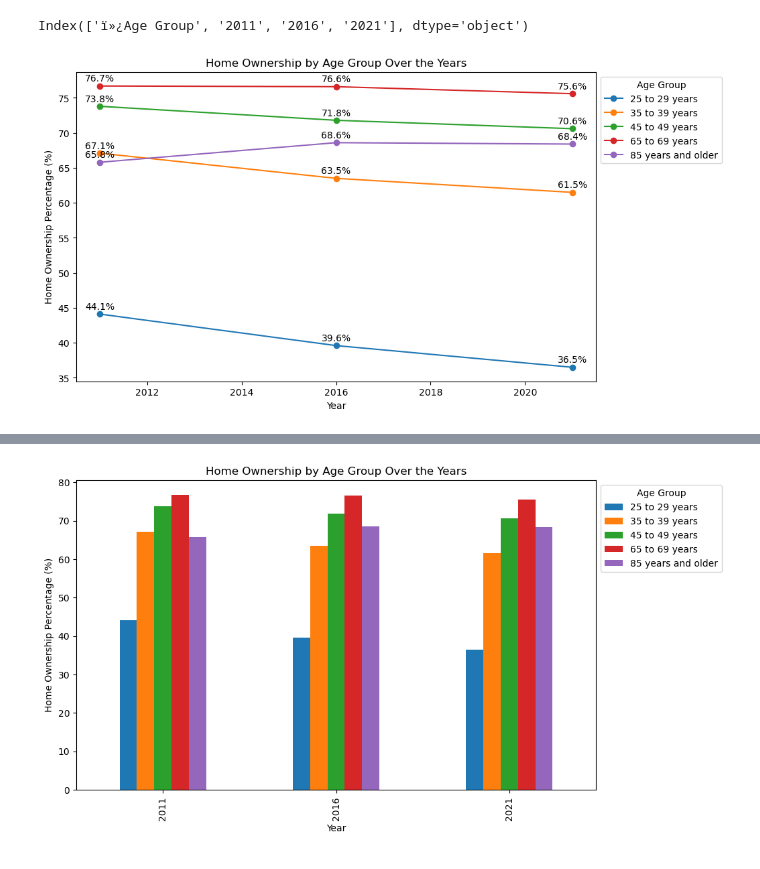
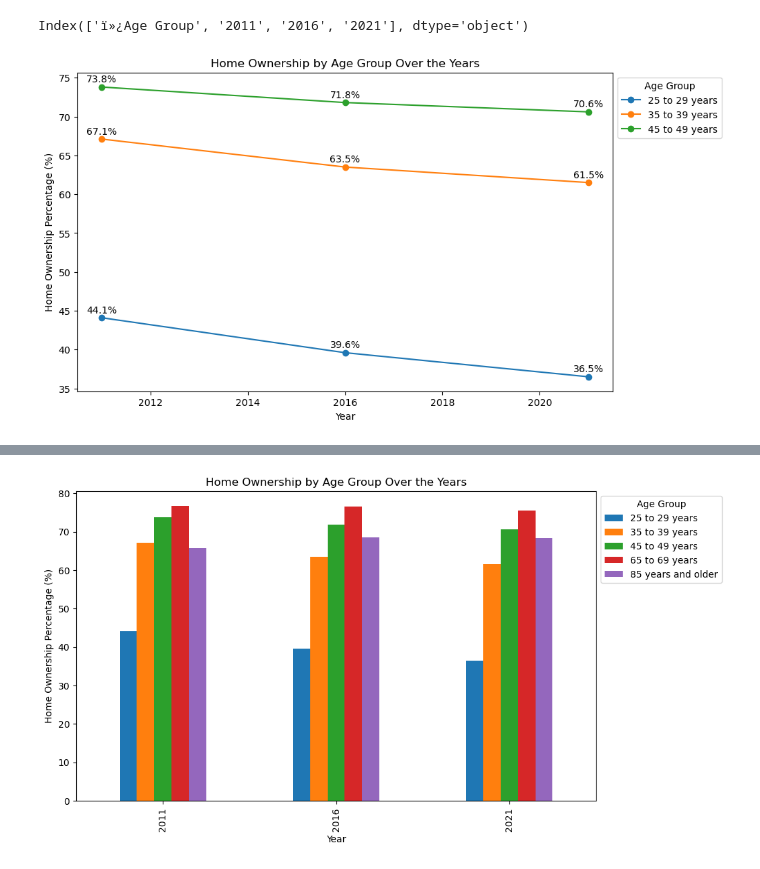
Before and after one commit to mandarakadya-code/project-team-1, a Jupyter notebook: Housing_Analysis/HousingStatistics.py.ipynb, the cells around one changed output, grey strips where cells are left out. Cells and saved outputs as stored; diff of their text form; code cells hidden in the pictures.

```diff
--- a/Housing_Analysis/HousingStatistics.py.ipynb
+++ b/Housing_Analysis/HousingStatistics.py.ipynb
@@ -174,10 +173,0 @@ plt.show()
-# %%
-#For understanding impact of housing price on home ownership for people under 30 we created pie chart
-#demographic_df = pd.read_csv(demographic_data, encoding='latin-1')
-
-# Strip leading and trailing whitespaces from column names. We have column name "Age group" with white space and
-#it gives error and we strip leading and trailing whitespace
-demographic_df.columns = demographic_df.columns.str.strip()
-
-# Display the columns to verify the names
-print(demographic_df.columns)
@@ -189,15 +173,0 @@ under_30_data = demographic_df[demographic_df['ï»¿Age Group'] == '25 to 29 ye
-# %%
-# Strip leading and trailing whitespaces from column names
-demographic_df.columns = demographic_df.columns.str.strip()
-
-# Extract data for people aged 25 to 29 years
-age_25_29_data = demographic_df[demographic_df['ï»¿Age Group'] == '25 to 29 years']
-
-# Extract corresponding house ownership data for the years 2011, 2016, and 2021
-ownership_data = age_25_29_data[['2011', '2016', '2021']].iloc[0]
-
-# Create a pie chart
-plt.figure(figsize=(6, 6))
-plt.pie(ownership_data, labels=ownership_data.index, autopct='%1.1f%%', startangle=90, colors=['skyblue', 'coral', 'green'])
-plt.title('Distribution of Home Ownership for People Aged 25 to 29 by Year')
-plt.show()
@@ -221,35 +189,33 @@ demographic_df.columns = demographic_df.columns.str.strip()
 
 # Extracting relevant columns for the specified age groups
 age_groups_data = demographic_df[
     (demographic_df['ï»¿Age Group'] == '25 to 29 years') |
     (demographic_df['ï»¿Age Group'] == '35 to 39 years') |
-    (demographic_df['ï»¿Age Group'] == '45 to 49 years') |
-    (demographic_df['ï»¿Age Group'] == '65 to 69 years') |
-    (demographic_df['ï»¿Age Group'] == '85 years and older')
+    (demographic_df['ï»¿Age Group'] == '45 to 49 years')
 ]
 
 # Set the 'ï»¿Age Group' column as the index
 age_groups_data.set_index('ï»¿Age Group', inplace=True)
 
 # Convert 'Year' values to numeric
 age_groups_data.columns = age_groups_data.columns.astype(int)
 
 # Transposing the DataFrame and plotting a line graph
 ax = age_groups_data.T.plot(kind='line', marker='o', figsize=(10, 6))
 
 # Add data labels to each point on the lines
 for age_group in age_groups_data.index:
     for year in age_groups_data.columns:
         value = age_groups_data.loc[age_group, year]
         ax.annotate(f'{value:.1f}%', (year, value), textcoords="offset points", xytext=(0,5), ha='center')
 
 plt.title('Home Ownership by Age Group Over the Years')
 plt.xlabel('Year')
 plt.ylabel('Home Ownership Percentage (%)')
 plt.legend(title='Age Group', bbox_to_anchor=(1, 1))
 # Save the plot to a file (e.g., PNG format)
 plt.savefig('home_ownership_by_age_group_line.png')
 plt.show()
 # %% [output]
-[figure, old version]
+[figure, new version]
 # %% [raw]
```
Also changed, not shown: parts of 6 cells of this notebook, 3 other files.
